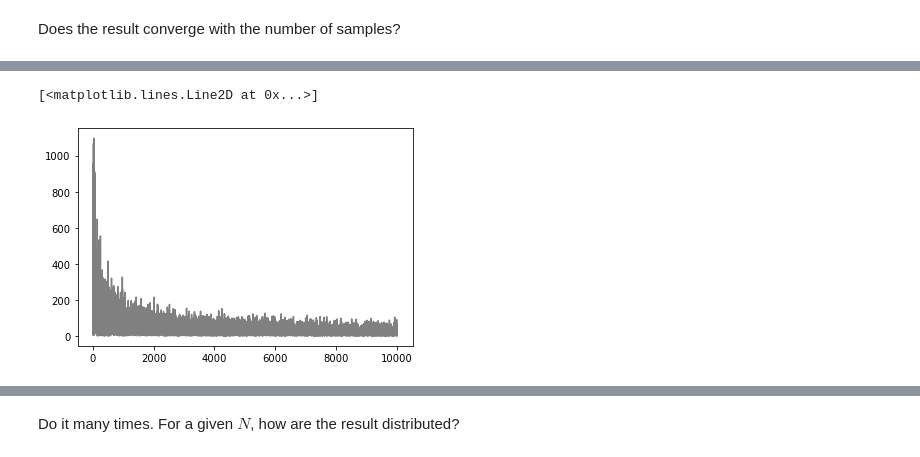
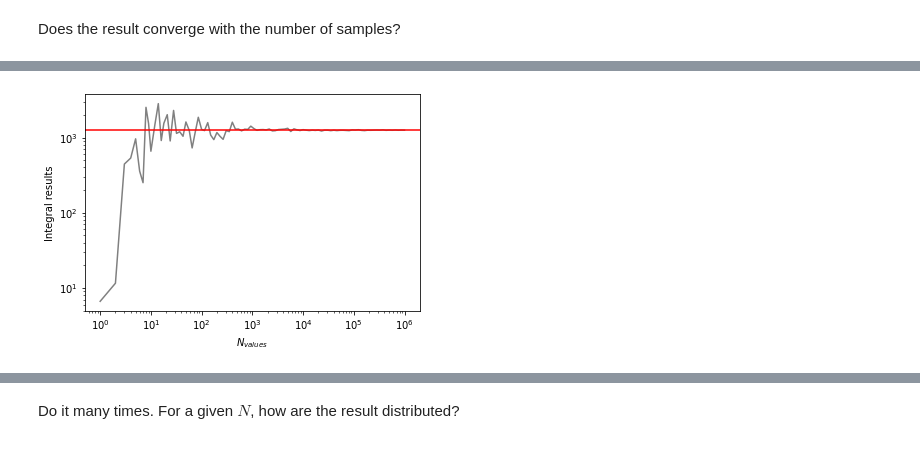
Before and after one commit to LorenzoVigan56/astrostatistics_bicocca_2024, a Jupyter notebook: working/L03_Integrals.ipynb, the cells around one changed output, grey strips where cells are left out. Saved outputs shown, nothing was run; the diff lists cells and outputs as text; code cells hidden in the pictures.

```diff
--- a/working/L03_Integrals.ipynb
+++ b/working/L03_Integrals.ipynb
@@ -21,12 +21,12 @@ xi = halfnorm.rvs(loc=0, scale=sigma, size=N)
 def fun(x):
     return x**3
 
-integral = np.sqrt(np.pi / 2) * sigma * np.mean(fun(xi))  #normalized half-gaussian
+I = np.sqrt(np.pi / 2) * sigma * np.mean(fun(xi))  #normalized half-gaussian
 
-print("The numerical value of the integral is", integral)
+print("The numerical value of the integral is", I)
 print("The given result of the integral is", 2*sigma**4)
 
-plt.hist(xi, density = True, bins=100, color='black', histtype='step')
+plt.hist(xi, density = True, bins=100, color='white', edgecolor='black')
 plt.title("Samples distribution")
 plt.xlabel("$x$")
 plt.ylabel("Frequencies")
@@ -39,0 +38,10 @@ How does the error go down?
+# %%
+def integral(N, sigma):
+    numeri_casuali = halfnorm.rvs(loc=0, scale=sigma, size=N)
+    return np.sqrt(np.pi / 2) * sigma * np.mean(fun(numeri_casuali))
+
+def truevalue(sigma):
+    return 2*sigma**4
+# %%
+N_values = np.unique(np.logspace(0, 6, 100, dtype=int))
+N_values
@@ -40,18 +63,23 @@ How does the error go down?
 # %%
-valori_N = np.linspace(10, 10000, num=10000, dtype=int)
 results = []
-errors = []
 
-for N in valori_N:
+results = np.array([integral(N, sigma) for N in N_values])
+
+'''for N in valori_N:
 
     numeri_casuali = halfnorm.rvs(loc=0, scale=sigma, size=N)
     integral = np.sqrt(np.pi / 2) * sigma * np.mean(fun(numeri_casuali))
-    error = abs(integral - 2*sigma**4)
+    #error = abs(integral - 2*sigma**4)
 
     results.append(integral)
-    errors.append(error)
+    #errors.append(error)'''
 
-plt.plot(valori_N, errors, color = 'grey')
+#plt.plot(np.log(valori_N), errors, color = 'grey')
+plt.plot(N_values, results, color = 'grey')
+plt.axhline(truevalue(sigma), color='red')
+plt.loglog()
+plt.xlabel("$N_{values}$")
+plt.ylabel("Integral results")
+plt.show()
 # %% [output]
-[<matplotlib.lines.Line2D at 0x...>]
-[figure, old version]
+[figure, new version]
```
Also changed, not shown: parts of 5 cells of this notebook, 7 other files.
